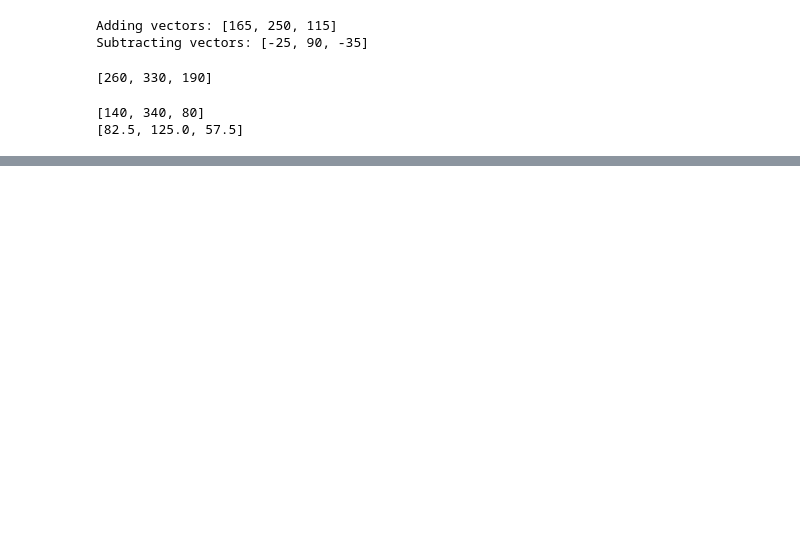
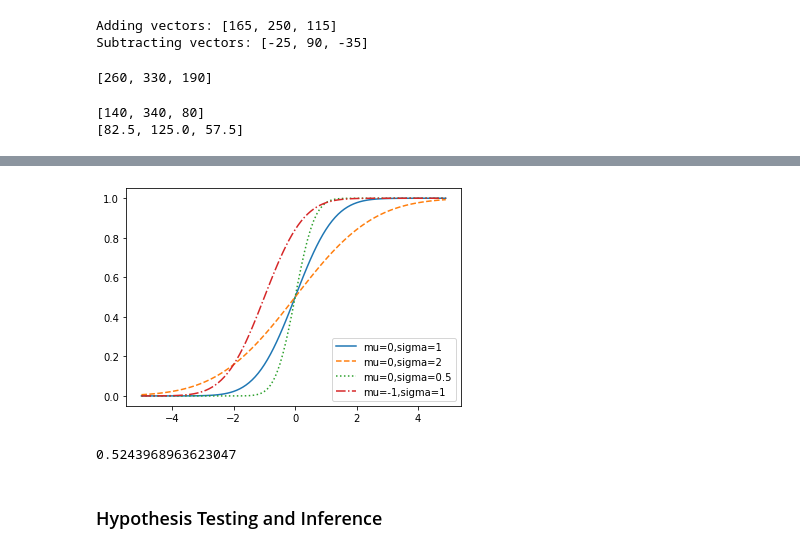
Before and after one commit to Aurian-G/Python-Data-Science-Practice, a Jupyter notebook: Data_Science_Practice.ipynb, the cells around one changed output, grey strips where cells are left out. Drawn from its saved outputs; the diff is of its cells as text; code cells hidden in the pictures; blank space fills up the shorter version.

```diff
--- a/Data_Science_Practice.ipynb
+++ b/Data_Science_Practice.ipynb
@@ -535,0 +952,16 @@ print(vector_mean([h_w_a, grades]))
+# %%
+    xs = [x / 10.0 for x in range(-50, 50)]
+    plt.plot(xs,[normal_cdf(x,sigma=1) for x in xs],'-',label='mu=0,sigma=1')
+    plt.plot(xs,[normal_cdf(x,sigma=2) for x in xs],'--',label='mu=0,sigma=2')
+    plt.plot(xs,[normal_cdf(x,sigma=0.5) for x in xs],':',label='mu=0,sigma=0.5')
+    plt.plot(xs,[normal_cdf(x,mu=-1) for x in xs],'-.',label='mu=-1,sigma=1')
+    plt.legend(loc=4) # bottom right
+    plt.show()
+# %% [output]
+[figure, added]
+# %%
+inverse_normal_cdf(p=0.7, mu=0, sigma=1, tolerance=0.00001)
+# %% [output]
+0.5243968963623047
+# %% [markdown]
+### Hypothesis Testing and Inference
```
Also changed, not shown: parts of 22 cells of this notebook.
